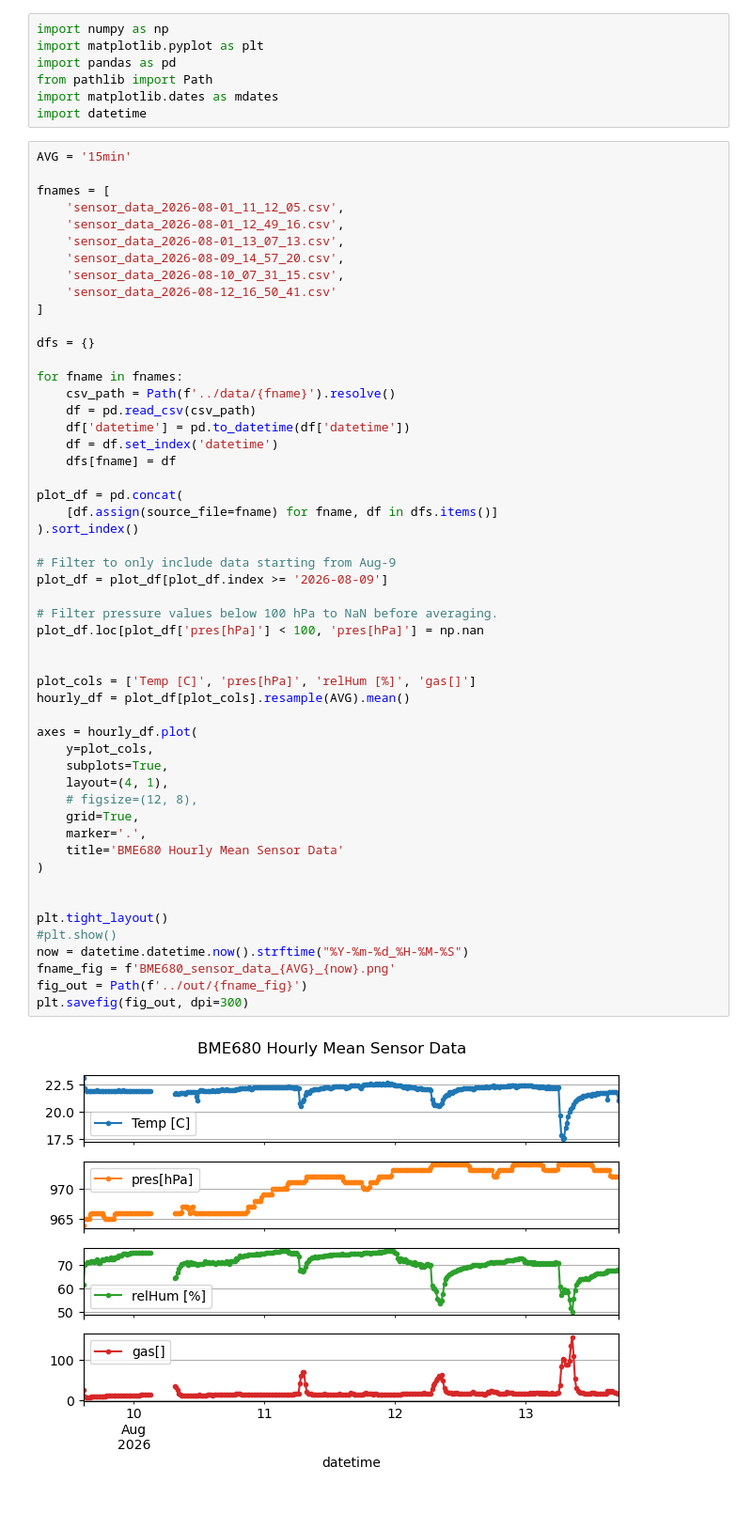
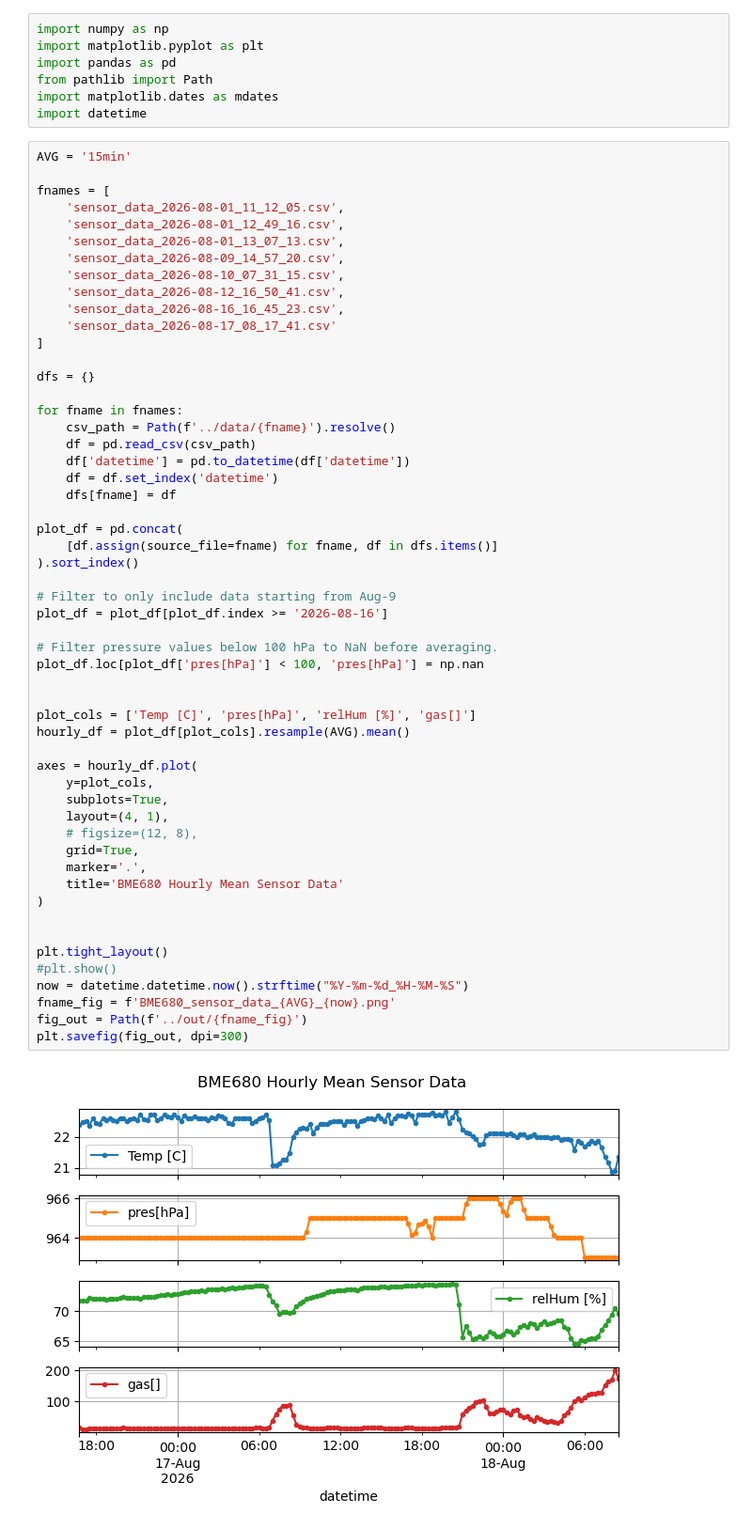
Before and after one commit to hydroclaus/rpy_velutina, a Jupyter notebook: BME680_home/src/plot_BME.ipynb, the cells around one changed output. Shown at 94% size. Cells and saved outputs as stored; diff of their text form.

```diff
--- a/BME680_home/src/plot_BME.ipynb
+++ b/BME680_home/src/plot_BME.ipynb
@@ -14,7 +14,9 @@ fnames = [
     'sensor_data_2026-08-01_13_07_13.csv',
     'sensor_data_2026-08-09_14_57_20.csv',
     'sensor_data_2026-08-10_07_31_15.csv',
-    'sensor_data_2026-08-12_16_50_41.csv'
+    'sensor_data_2026-08-12_16_50_41.csv',
+    'sensor_data_2026-08-16_16_45_23.csv',
+    'sensor_data_2026-08-17_08_17_41.csv'
 ]
 
 dfs = {}
@@ -30,33 +32,33 @@ plot_df = pd.concat(
     [df.assign(source_file=fname) for fname, df in dfs.items()]
 ).sort_index()
 
 # Filter to only include data starting from Aug-9
-plot_df = plot_df[plot_df.index >= '2026-08-09']
+plot_df = plot_df[plot_df.index >= '2026-08-16']
 
 # Filter pressure values below 100 hPa to NaN before averaging.
 plot_df.loc[plot_df['pres[hPa]'] < 100, 'pres[hPa]'] = np.nan
 
 
 plot_cols = ['Temp [C]', 'pres[hPa]', 'relHum [%]', 'gas[]']
 hourly_df = plot_df[plot_cols].resample(AVG).mean()
 
 axes = hourly_df.plot(
     y=plot_cols,
     subplots=True,
     layout=(4, 1),
     # figsize=(12, 8),
     grid=True,
     marker='.',
     title='BME680 Hourly Mean Sensor Data'
 )
 
 
 plt.tight_layout()
 #plt.show()
 now = datetime.datetime.now().strftime("%Y-%m-%d_%H-%M-%S")
 fname_fig = f'BME680_sensor_data_{AVG}_{now}.png'
 fig_out = Path(f'../out/{fname_fig}')
 plt.savefig(fig_out, dpi=300)
 # %% [output]
-[figure, old version]
+[figure, new version]
 # %%
```
Also changed, not shown: parts of 1 cell of this notebook.
